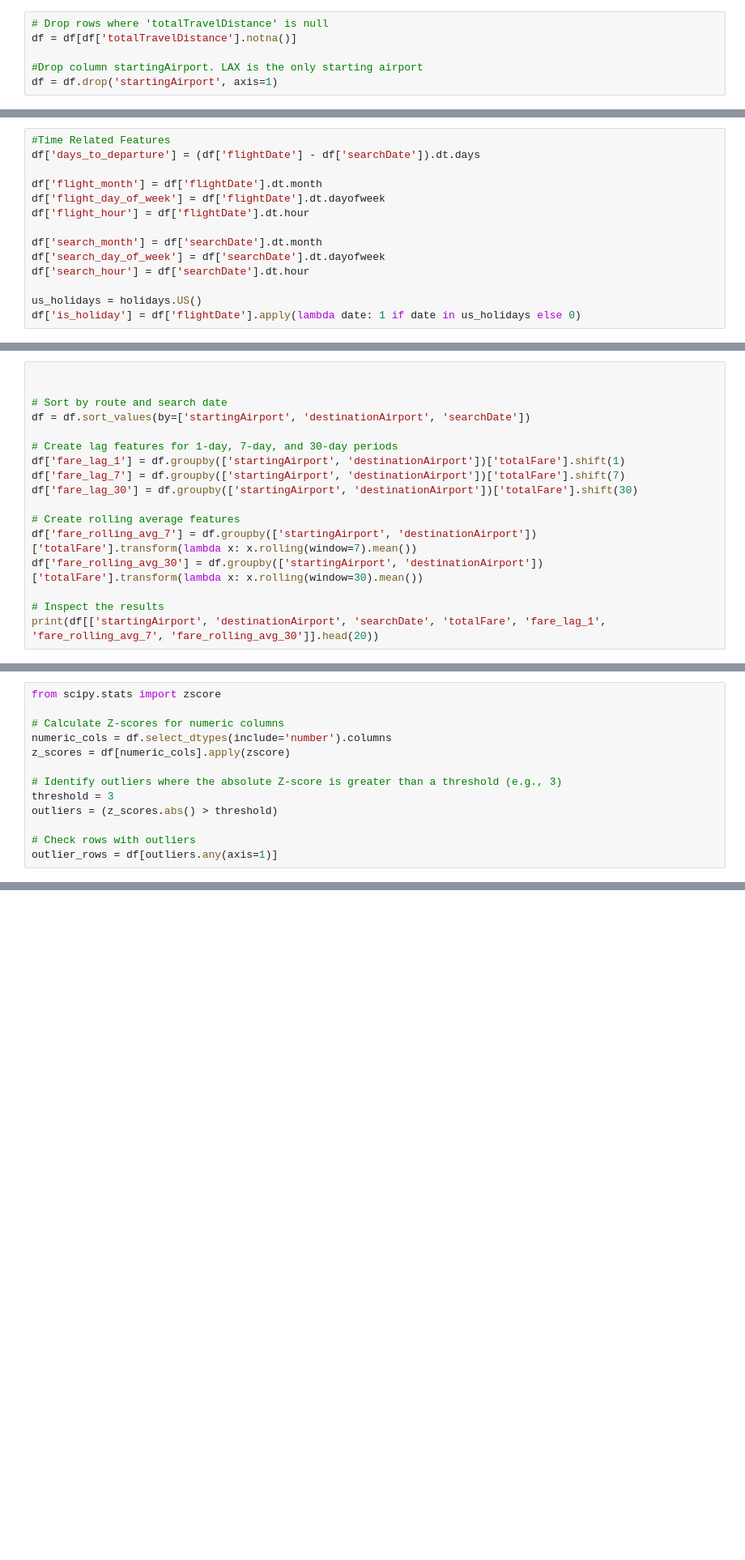
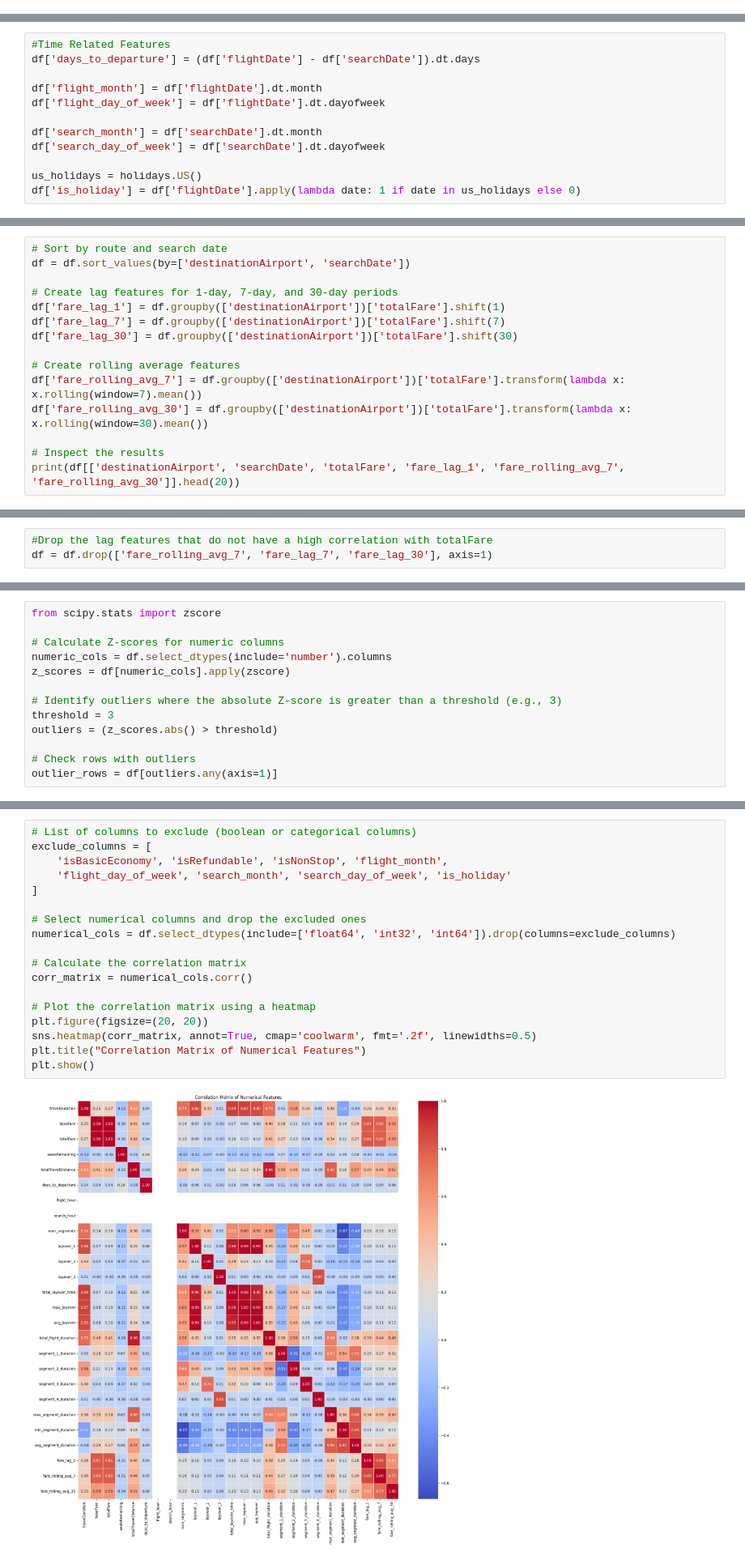
Before and after one commit to camrync23/Capstone-Project, a Jupyter notebook: notebooks/data_exploration.ipynb, the cells around one changed output, grey strips where cells are left out. Shown at 81% size. Drawn from its saved outputs; the diff is of its cells as text; blank space fills up the shorter version.

```diff
--- a/notebooks/data_exploration.ipynb
+++ b/notebooks/data_exploration.ipynb
@@ -86,12 +99,6 @@ segmentsDurationInSeconds                 0
 segmentsDistance                          0
 segmentsCabinCode                         0
 dtype: int64
-# %%
-# Drop rows where 'totalTravelDistance' is null
-df = df[df['totalTravelDistance'].notna()]
-
-#Drop column startingAirport. LAX is the only starting airport
-df = df.drop('startingAirport', axis=1)
 # %%
 #Check for duplicates
 duplicates = df.duplicated().sum()
@@ -115,11 +138,9 @@ df['days_to_departure'] = (df['flightDate'] - df['searchDate']).dt.days
 
 df['flight_month'] = df['flightDate'].dt.month
 df['flight_day_of_week'] = df['flightDate'].dt.dayofweek
-df['flight_hour'] = df['flightDate'].dt.hour
 
 df['search_month'] = df['searchDate'].dt.month
 df['search_day_of_week'] = df['searchDate'].dt.dayofweek
-df['search_hour'] = df['searchDate'].dt.hour
 
 us_holidays = holidays.US()
 df['is_holiday'] = df['flightDate'].apply(lambda date: 1 if date in us_holidays else 0)
@@ -359,18 +345,16 @@ There are a high occurrence of legIds that only appear once, meaning the use of
 # %%
-
-
 # Sort by route and search date
-df = df.sort_values(by=['startingAirport', 'destinationAirport', 'searchDate'])
+df = df.sort_values(by=['destinationAirport', 'searchDate'])
 
 # Create lag features for 1-day, 7-day, and 30-day periods
-df['fare_lag_1'] = df.groupby(['startingAirport', 'destinationAirport'])['totalFare'].shift(1)
-df['fare_lag_7'] = df.groupby(['startingAirport', 'destinationAirport'])['totalFare'].shift(7)
-df['fare_lag_30'] = df.groupby(['startingAirport', 'destinationAirport'])['totalFare'].shift(30)
+df['fare_lag_1'] = df.groupby(['destinationAirport'])['totalFare'].shift(1)
+df['fare_lag_7'] = df.groupby(['destinationAirport'])['totalFare'].shift(7)
+df['fare_lag_30'] = df.groupby(['destinationAirport'])['totalFare'].shift(30)
 
 # Create rolling average features
-df['fare_rolling_avg_7'] = df.groupby(['startingAirport', 'destinationAirport'])['totalFare'].transform(lambda x: x.rolling(window=7).mean())
-df['fare_rolling_avg_30'] = df.groupby(['startingAirport', 'destinationAirport'])['totalFare'].transform(lambda x: x.rolling(window=30).mean())
+df['fare_rolling_avg_7'] = df.groupby(['destinationAirport'])['totalFare'].transform(lambda x: x.rolling(window=7).mean())
+df['fare_rolling_avg_30'] = df.groupby(['destinationAirport'])['totalFare'].transform(lambda x: x.rolling(window=30).mean())
 
 # Inspect the results
-print(df[['startingAirport', 'destinationAirport', 'searchDate', 'totalFare', 'fare_lag_1', 'fare_rolling_avg_7', 'fare_rolling_avg_30']].head(20))
+print(df[['destinationAirport', 'searchDate', 'totalFare', 'fare_lag_1', 'fare_rolling_avg_7', 'fare_rolling_avg_30']].head(20))
 # %% [output]
@@ -424,4 +408,7 @@ plt.show()
 [figure]
 # %% [markdown]
 The most correlated features are fare_lag_1, fare_rolling_avg_7, and fare_rolling_avg_30. However, fare_lag_1 and fare_rolling_avg_7 have high correlation with each other, which may introduce redundancy into the model. One may need to be dropped if multicollinearity affects model
+# %%
+#Drop the lag features that do not have a high correlation with totalFare
+df = df.drop(['fare_rolling_avg_7', 'fare_lag_7', 'fare_lag_30'], axis=1)
 # %% [markdown]
@@ -504,0 +516,20 @@ outlier_rows = df[outliers.any(axis=1)]
+# %%
+# List of columns to exclude (boolean or categorical columns)
+exclude_columns = [
+    'isBasicEconomy', 'isRefundable', 'isNonStop', 'flight_month',
+    'flight_day_of_week', 'search_month', 'search_day_of_week', 'is_holiday'
+]
+
+# Select numerical columns and drop the excluded ones
+numerical_cols = df.select_dtypes(include=['float64', 'int32', 'int64']).drop(columns=exclude_columns)
+
+# Calculate the correlation matrix
+corr_matrix = numerical_cols.corr()
+
+# Plot the correlation matrix using a heatmap
+plt.figure(figsize=(20, 20))
+sns.heatmap(corr_matrix, annot=True, cmap='coolwarm', fmt='.2f', linewidths=0.5)
+plt.title("Correlation Matrix of Numerical Features")
+plt.show()
+# %% [output]
+[figure, added]
```
Also changed, not shown: parts of 17 cells of this notebook.
